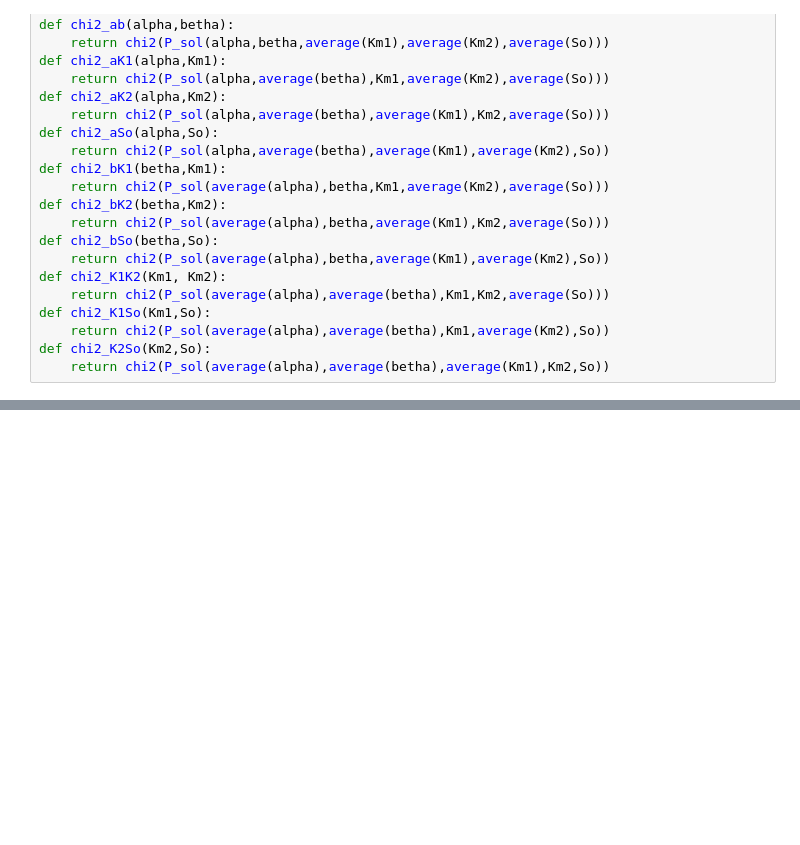
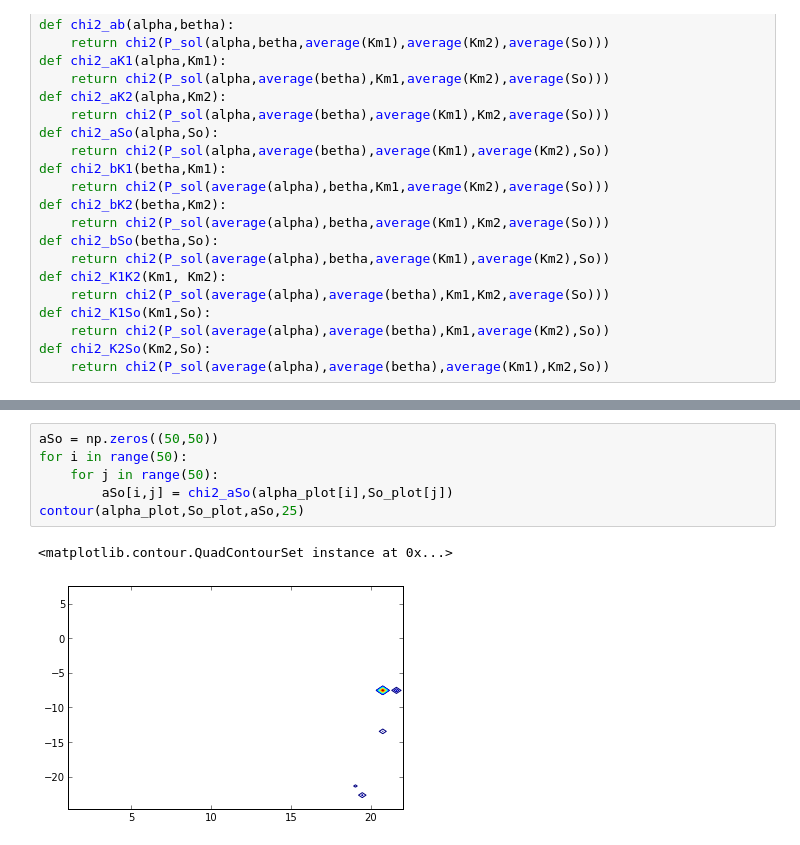
Before and after one commit to sebasolivaresn/Taller-8, a Jupyter notebook: MCMC.ipynb, the cells around one changed output, grey strips where cells are left out. Saved outputs shown, nothing was run; the diff lists cells and outputs as text; blank space fills up the shorter version.

```diff
--- a/MCMC.ipynb
+++ b/MCMC.ipynb
@@ -215,0 +234,9 @@ contour(alpha_plot,betha_plot,ab,15)
+# %%
+aSo = np.zeros((50,50))
+for i in range(50):
+    for j in range(50):
+        aSo[i,j] = chi2_aSo(alpha_plot[i],So_plot[j])
+contour(alpha_plot,So_plot,aSo,25)
+# %% [output]
+<matplotlib.contour.QuadContourSet instance at 0x...>
+[figure, added]
```
Also changed, not shown: parts of 11 cells of this notebook.
